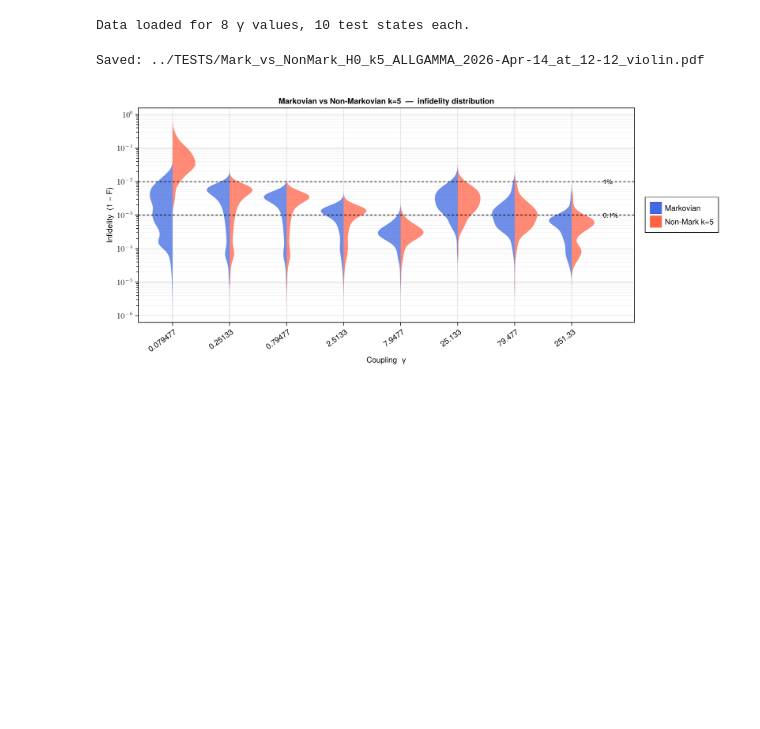
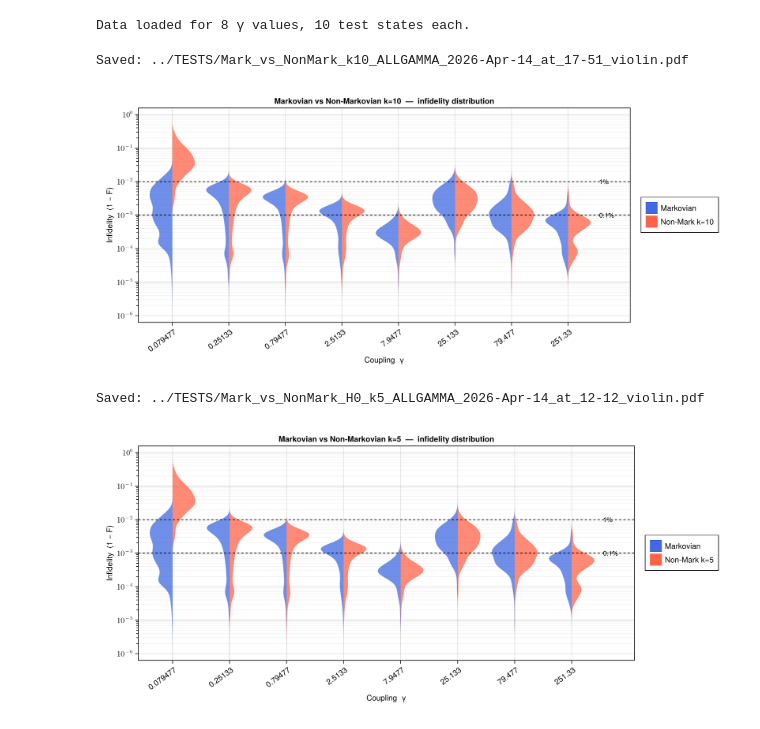
Before and after one commit to zpopovych/OQSID-thesis, a Jupyter notebook: POP_NON_MARK/01_nonMark_Kossak_vs_Mark_ALLGAMMA.ipynb, the cells around one changed output. Saved outputs shown, nothing was run; the diff lists cells and outputs as text; code cells hidden in the pictures; blank space fills up the shorter version.

Commit message:
Mark vs non Mark 3

```diff
--- a/POP_NON_MARK/01_nonMark_Kossak_vs_Mark_ALLGAMMA.ipynb
+++ b/POP_NON_MARK/01_nonMark_Kossak_vs_Mark_ALLGAMMA.ipynb
@@ -315,0 +348,19 @@ Done → ../TESTS/Mark_vs_NonMark_H0_k5_ALLGAMMA_2026-Apr-14_at_12-12.h5
+# %%
+# ── Summary table ─────────────────────────────────────────────────────────────
+println()
+@printf("%-12s  %12s  %12s  %10s\n", "γ", "F̄ Markovian", "F̄ NonMark k=$k", "Δ F̄")
+println(repeat("-", 52))
+for γᵢ in γ_values
+    Δ = F_nonmark_mean[γᵢ] - F_mark_mean[γᵢ]
+    @printf("%-12s  %12.8f  %12.8f  %+10.2e\n",
+            γᵢ, F_mark_mean[γᵢ], F_nonmark_mean[γᵢ], Δ)
+end
+println(repeat("-", 52))
+
+# Save summary to HDF5
+h5open(out_file, "cw") do fid
+    fid["summary/gamma"]         = γ_values
+    fid["summary/F_mark_mean"]   = [F_mark_mean[γ]    for γ in γ_values]
+    fid["summary/F_nonmark_mean"] = [F_nonmark_mean[γ] for γ in γ_values]
+    fid["summary/k"]             = k
+end
@@ -458,6 +502,63 @@ end
 println("Data loaded for $(length(γ_values)) γ values, $(length(test_states)) test states each.")
 # %% [output]
 Data loaded for 8 γ values, 10 test states each.
+# %%
+# ── Side-by-side violin plot: log infidelity per γ ───────────────────────────
+# Left half of each violin = Markovian (blue), right half = Non-Markovian (red)
+
+n = length(γ_values)
+xs = 1:n   # integer positions on x axis
+
+COLOR_M  = (:royalblue,   0.75)
+COLOR_NM = (:tomato,      0.75)
+
+fig = Figure(size=(180 + 110*n, 480), fontsize=13)
+ax  = Axis(fig[1, 1],
+    xlabel       = "Coupling  γ",
+    ylabel       = "Infidelity  (1 − F)",
+    title        = "Markovian vs Non-Markovian k=$k  —  infidelity distribution",
+    xticks       = (xs, γ_values),
+    xticklabelrotation = π/5,
+)
+
+for (i, γᵢ) in enumerate(γ_values)
+    violin!(ax, fill(i, length(log_inf_mark[γᵢ])),    log_inf_mark[γᵢ];
+            side=:left,  color=COLOR_M,  bandwidth=0.15, datalimits=(-10, 0))
+    violin!(ax, fill(i, length(log_inf_nonmark[γᵢ])), log_inf_nonmark[γᵢ];
+            side=:right, color=COLOR_NM, bandwidth=0.15, datalimits=(-10, 0))
+end
+
+# y axis: log scale ticks from 10^-6 to 10^0
+ymin, ymax = -6.2, 0.2
+ylims!(ax, ymin, ymax)
+major_ticks  = collect(-6:0)
+minor_ticks  = [log10(x) for p in -6:-1 for x in range(10.0^p, 10.0^(p+1); length=10)[2:end]]
+ax.yticks    = (major_ticks, [L"10^{%$p}" for p in major_ticks])
+ax.yminorticks = minor_ticks
+ax.yminorgridvisible = true
+ax.yminorticksvisible = true
+
+# Reference lines at 1 % and 0.1 % infidelity
+for (level, label) in [(0.01, "1%"), (0.001, "0.1%")]
+    hlines!(ax, log10(level); color=:black, linestyle=:dash, linewidth=1.2)
+    text!(ax, n + 0.55, log10(level); text=label, fontsize=11, align=(:left, :center))
+end
+
+xlims!(ax, 0.4, n + 1.1)
+
+# Legend
+elem_m  = [PolyElement(color=COLOR_M[1],  strokecolor=:transparent)]
+elem_nm = [PolyElement(color=COLOR_NM[1], strokecolor=:transparent)]
+Legend(fig[1, 2], [elem_m, elem_nm], ["Markovian", "Non-Mark k=$k"],
+       framevisible=true, padding=(8,8,8,8))
+
+violin_path = replace(out_file, ".h5" => "_violin.pdf")
+save(violin_path, fig)
+println("Saved: ", violin_path)
+fig
+# %% [output]
+Saved: ../TESTS/Mark_vs_NonMark_k10_ALLGAMMA_2026-Apr-14_at_17-51_violin.pdf
+[figure, added]
 # %%
 # ── Side-by-side violin plot: log infidelity per γ ───────────────────────────
 # Left half of each violin = Markovian (blue), right half = Non-Markovian (red)
```
Also changed, not shown: parts of 6 cells of this notebook, 1 other file.
